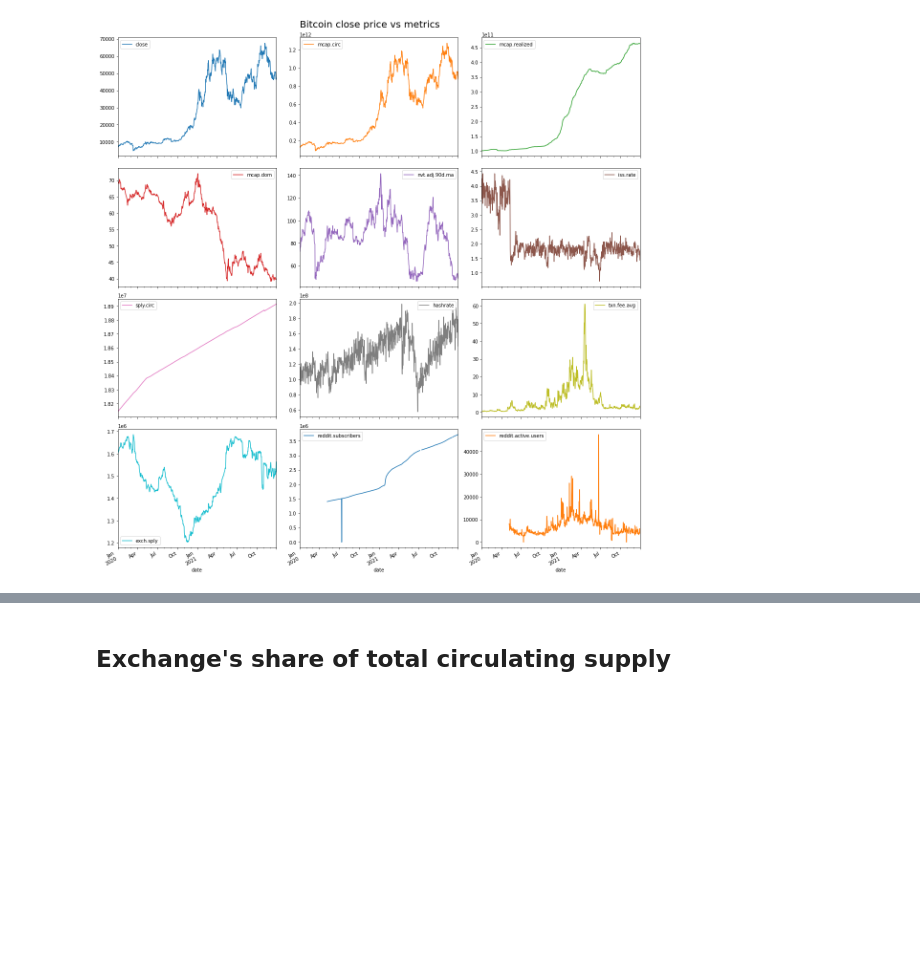
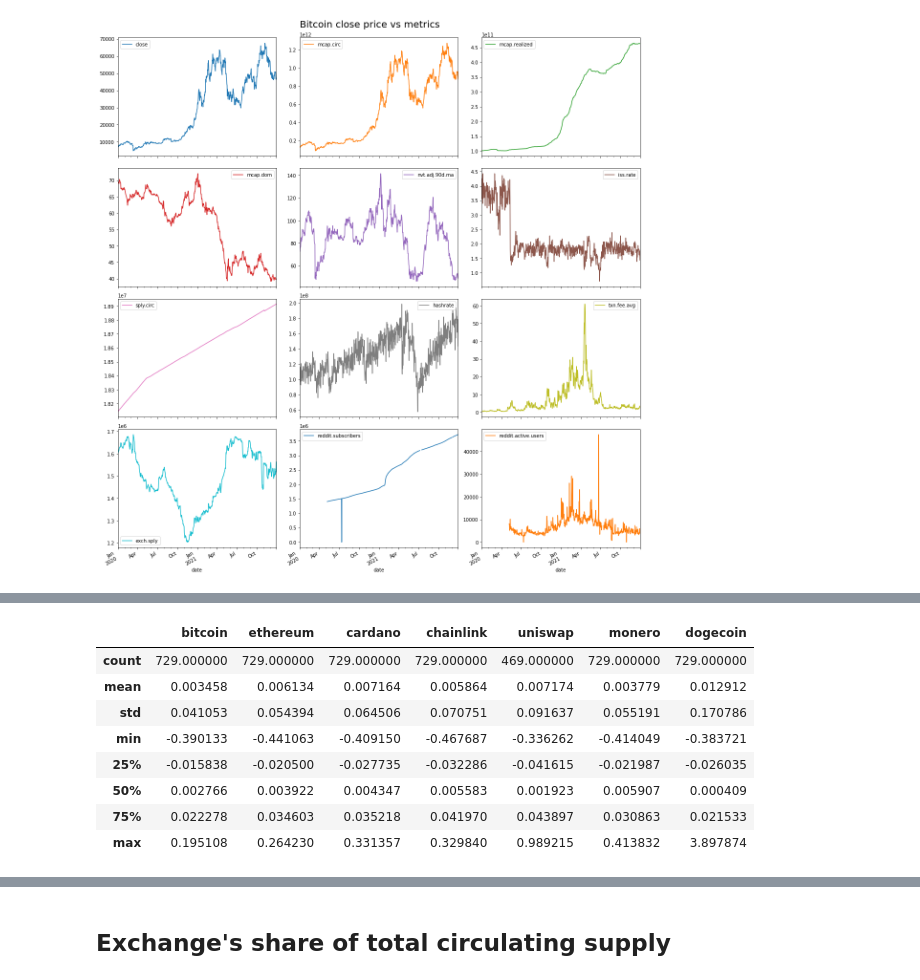
Before and after one commit to DyianLim/Crypto, a Jupyter notebook: Messari_data.ipynb, the cells around one changed output, grey strips where cells are left out. Saved outputs shown, nothing was run; the diff lists cells and outputs as text; code cells hidden in the pictures; blank space fills up the shorter version.

```diff
--- a/Messari_data.ipynb
+++ b/Messari_data.ipynb
@@ -218,14 +218,10 @@ Overall, the useful free metrics we have are quite limited and probably not so u
 # %%
 #List of crypto that we are interested in
-symbol_list = ['bitcoin', 'ethereum', 'solana', 'cardano',
-    'binance-coin', 'ftx-token', 'crypto-com-chain',
-    'thesandbox', 'decentraland', 'axie-infinity',
-    'vechain', 'chainlink', 'polygon',
-    'uniswap', 'polkadot',
-    'monero', 'dogecoin']
+symbol_list = ['bitcoin', 'ethereum', 'cardano',
+    'chainlink', 'uniswap', 'monero', 'dogecoin']
 
-int_met = ['price', 'mcap.circ' , 'mcap.realized', 'mcap.dom', 'nvt.adj.90d.ma',
-    'iss.rate', 'sply.circ', 'hashrate', 'txn.fee.avg', 'exch.sply', 'reddit.subscribers', 'reddit.active.users']
+int_met = ['price', 'mcap.circ' , 'mcap.out', 'mcap.realized', 'mcap.dom',
+            'sply.circ', 'exch.sply', 'reddit.subscribers']
 
 #Extracting interested metrics for interest cryptocurrencies
 res_dict = get_crypto_data(symbol_list=symbol_list, metrics_list=int_met, start_date='2020-01-01', end_date='2021-12-30')
@@ -248,0 +267,13 @@ for met in int_met:
+# %%
+#Descriptive statistics for daily percentage returns
+return_df.describe()
+# %% [output]
+|  | bitcoin | ethereum | cardano | chainlink | uniswap | monero | dogecoin |
+| count | 729.000000 | 729.000000 | 729.000000 | 729.000000 | 469.000000 | 729.000000 | 729.000000 |
+| mean | 0.003458 | 0.006134 | 0.007164 | 0.005864 | 0.007174 | 0.003779 | 0.012912 |
+| std | 0.041053 | 0.054394 | 0.064506 | 0.070751 | 0.091637 | 0.055191 | 0.170786 |
+| min | -0.390133 | -0.441063 | -0.409150 | -0.467687 | -0.336262 | -0.414049 | -0.383721 |
+| 25% | -0.015838 | -0.020500 | -0.027735 | -0.032286 | -0.041615 | -0.021987 | -0.026035 |
+| 50% | 0.002766 | 0.003922 | 0.004347 | 0.005583 | 0.001923 | 0.005907 | 0.000409 |
+| 75% | 0.022278 | 0.034603 | 0.035218 | 0.041970 | 0.043897 | 0.030863 | 0.021533 |
+| max | 0.195108 | 0.264230 | 0.331357 | 0.329840 | 0.989215 | 0.413832 | 3.897874 |
```
Also changed, not shown: parts of 21 cells of this notebook.
